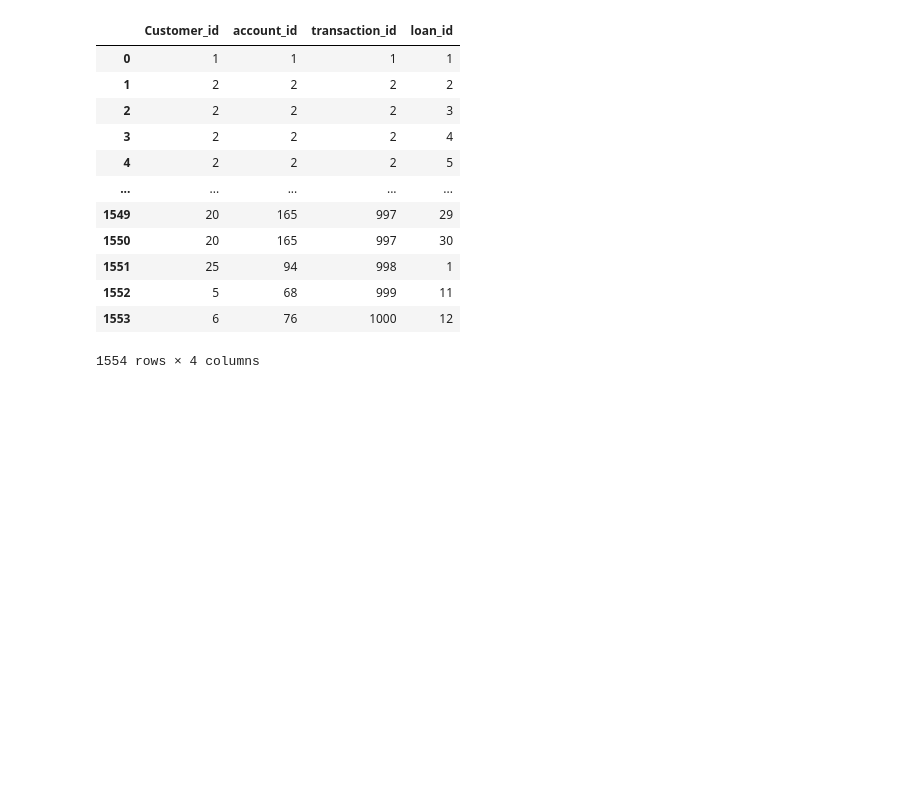
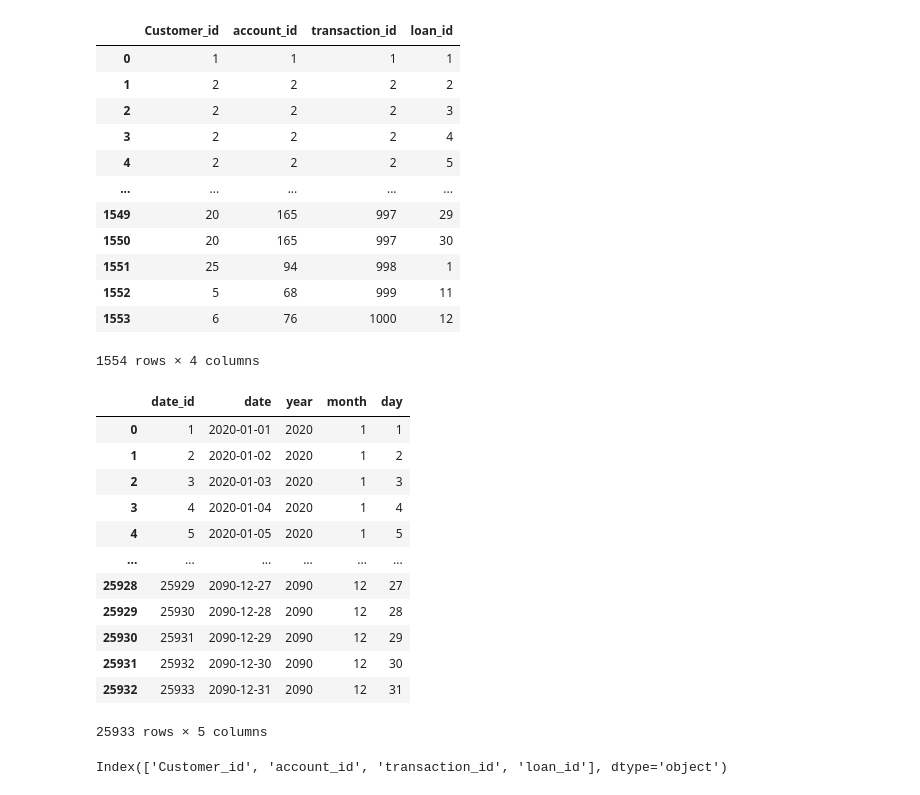
Before and after one commit to kovikov/zulo_bank_setup, a Jupyter notebook: zulo_bank_notebook.ipynb, the cells around one changed output. Cells and saved outputs as stored; diff of their text form; code cells hidden in the pictures; blank space fills up the shorter version.

```diff
--- a/zulo_bank_notebook.ipynb
+++ b/zulo_bank_notebook.ipynb
@@ -190,0 +215,20 @@ zulo_bank
+# %%
+date_dim
+# %% [output]
+|  | date_id | date | year | month | day |
+| 0 | 1 | 2020-01-01 | 2020 | 1 | 1 |
+| 1 | 2 | 2020-01-02 | 2020 | 1 | 2 |
+| 2 | 3 | 2020-01-03 | 2020 | 1 | 3 |
+| 3 | 4 | 2020-01-04 | 2020 | 1 | 4 |
+| 4 | 5 | 2020-01-05 | 2020 | 1 | 5 |
+| ... | ... | ... | ... | ... | ... |
+| 25928 | 25929 | 2090-12-27 | 2090 | 12 | 27 |
+| 25929 | 25930 | 2090-12-28 | 2090 | 12 | 28 |
+| 25930 | 25931 | 2090-12-29 | 2090 | 12 | 29 |
+| 25931 | 25932 | 2090-12-30 | 2090 | 12 | 30 |
+| 25932 | 25933 | 2090-12-31 | 2090 | 12 | 31 |
+25933 rows × 5 columns
+# %%
+zulo_bank.columns
+# %% [output]
+Index(['Customer_id', 'account_id', 'transaction_id', 'loan_id'], dtype='object')
```
Also changed, not shown: parts of 31 cells of this notebook, 12 other files.
